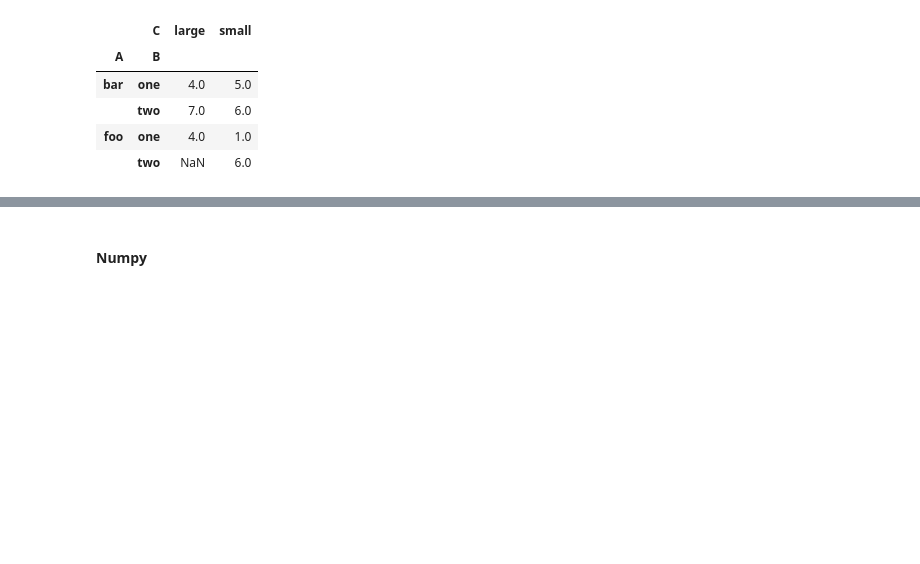
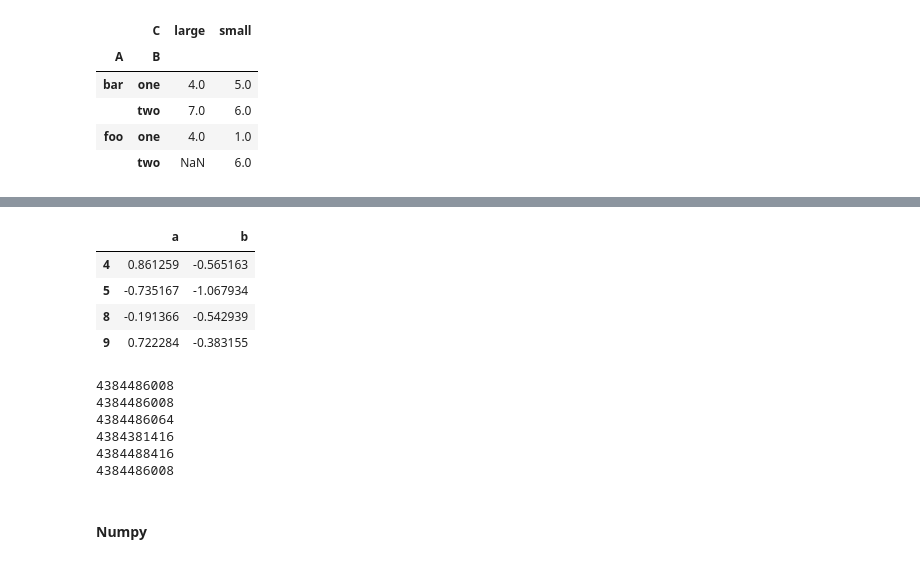
Before and after one commit to MWang93/Useful, a Jupyter notebook: Unorganized/Work Needed.ipynb, the cells around one changed output, grey strips where cells are left out. Saved outputs shown, nothing was run; the diff lists cells and outputs as text; code cells hidden in the pictures; blank space fills up the shorter version.

```diff
--- a/Unorganized/Work Needed.ipynb
+++ b/Unorganized/Work Needed.ipynb
@@ -274,0 +309,37 @@ for row in df.itertuples():
+# %%
+# query: query the columns of a frame with a boolean expression.
+from numpy.random import randn
+from pandas import DataFrame
+df = DataFrame(randn(10, 2), columns=list('ab'))
+df.query('a > b') # equal to df[df.a > df.b]
+# %% [output]
+|  | a | b |
+| 4 | 0.861259 | -0.565163 |
+| 5 | -0.735167 | -1.067934 |
+| 8 | -0.191366 | -0.542939 |
+| 9 | 0.722284 | -0.383155 |
+# %%
+# difference between assign and .copy()
+df1 = pd.DataFrame([1,2,3,4,5])
+print(id(df1))
+
+df2 = df1
+print(id(df2)) # Same id as df1
+
+df3 = df1.copy()
+print(id(df3)) # New object, new id.
+
+df4 = df1.copy(deep=False)
+print(id(df4)) # New object, new id.
+
+df1 = pd.DataFrame([9, 9, 9])
+print(id(df1)) # New object created and bound to name 'df1'.
+
+print(id(df2))  # Old object's id not impacted.
+# %% [output]
+4384486008
+4384486008
+4384486064
+4384381416
+4384488416
+4384486008
```
Also changed, not shown: parts of 6 cells of this notebook.
